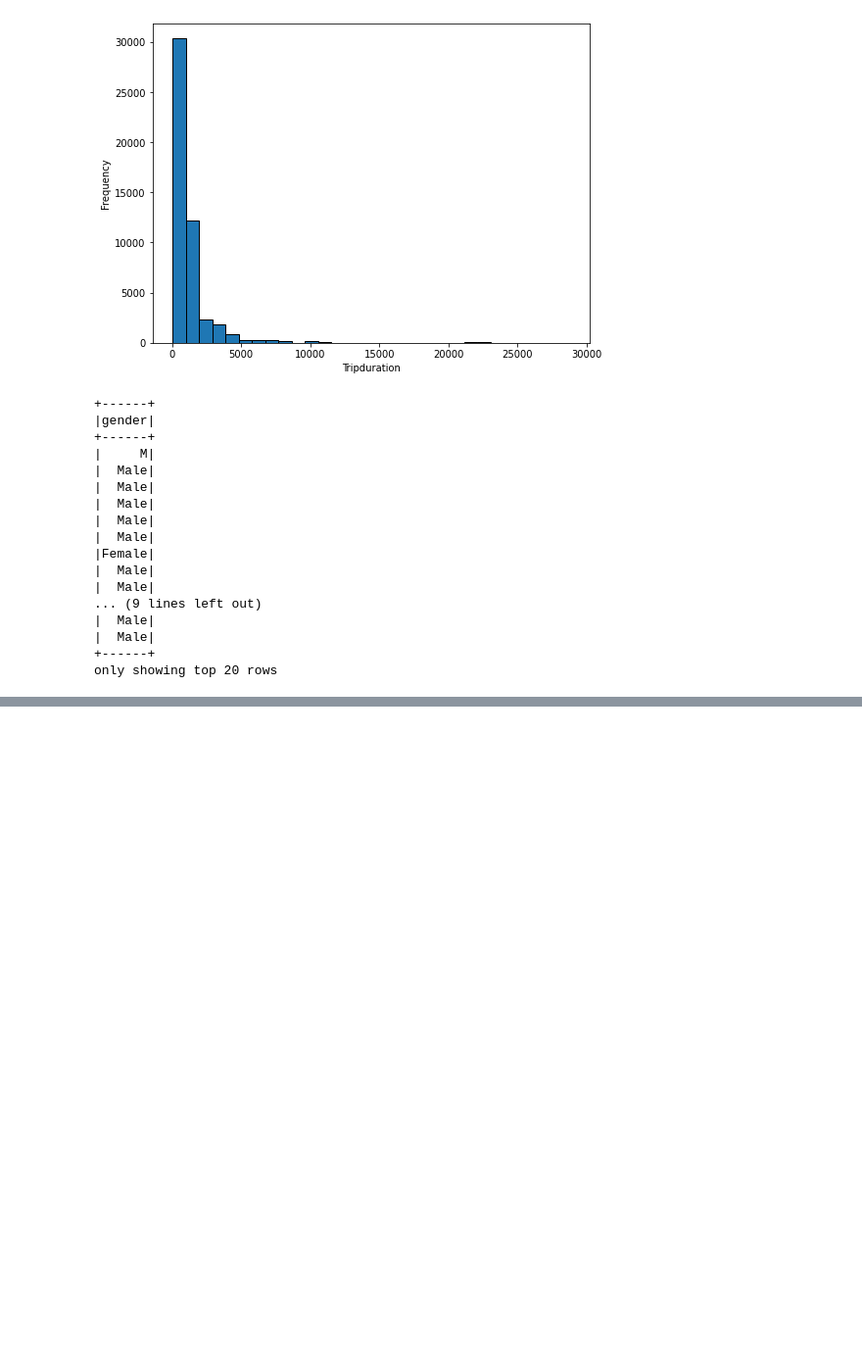
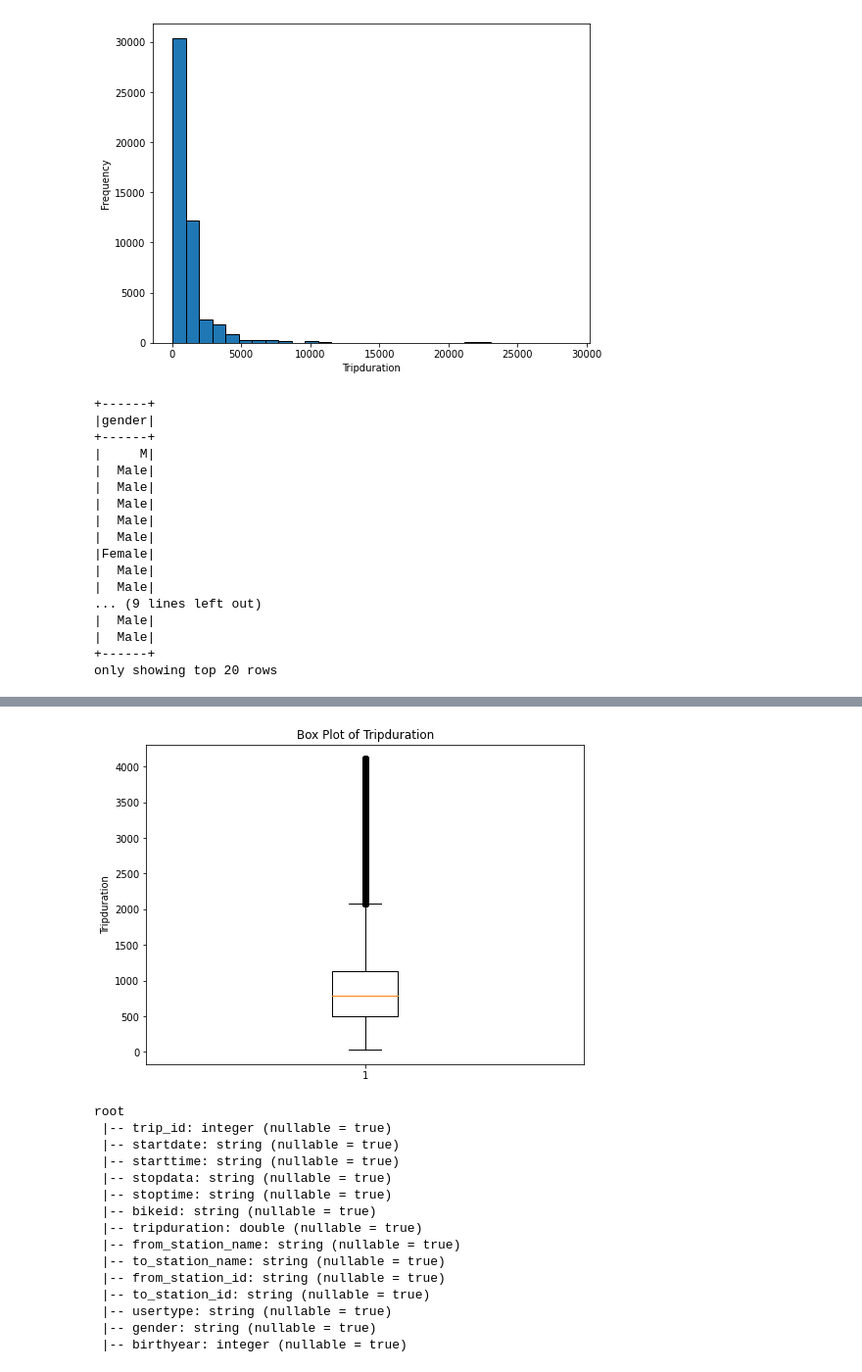
Before and after one commit to XuechenSun/Iteration-4, a Jupyter notebook: BDAS.ipynb, the cells around one changed output, grey strips where cells are left out. Shown at 98% size. Drawn from its saved outputs; the diff is of its cells as text; code cells hidden in the pictures; blank space fills up the shorter version.

Commit message:
03-Data Preparation is done

```diff
--- a/BDAS.ipynb
+++ b/BDAS.ipynb
@@ -236,0 +219,37 @@ only showing top 20 rows
+# %%
+tripduration_mean = df.select(mean('tripduration')).first()[0]
+tripduration_stddev = df.select(stddev('tripduration')).first()[0]
+
+
+threshold = 3
+df_filtered = df.withColumn('tripduration_Zscore', (col('tripduration') - tripduration_mean) / tripduration_stddev) \
+                .filter(col('tripduration_Zscore') <= threshold) \
+                .drop('tripduration_Zscore')
+
+
+tripduration_data = df_filtered.select('tripduration').toPandas()
+plt.figure(figsize=(8, 6))
+plt.boxplot(tripduration_data['tripduration'])
+plt.title('Box Plot of Tripduration')
+plt.ylabel('Tripduration')
+plt.show()
+
+
+df_filtered.printSchema()
+# %% [output]
+[figure, added]
+root
+ |-- trip_id: integer (nullable = true)
+ |-- startdate: string (nullable = true)
+ |-- starttime: string (nullable = true)
+ |-- stopdata: string (nullable = true)
+ |-- stoptime: string (nullable = true)
+ |-- bikeid: string (nullable = true)
+ |-- tripduration: double (nullable = true)
+ |-- from_station_name: string (nullable = true)
+ |-- to_station_name: string (nullable = true)
+ |-- from_station_id: string (nullable = true)
+ |-- to_station_id: string (nullable = true)
+ |-- usertype: string (nullable = true)
+ |-- gender: string (nullable = true)
+ |-- birthyear: integer (nullable = true)
```
Also changed, not shown: parts of 24 cells of this notebook.
